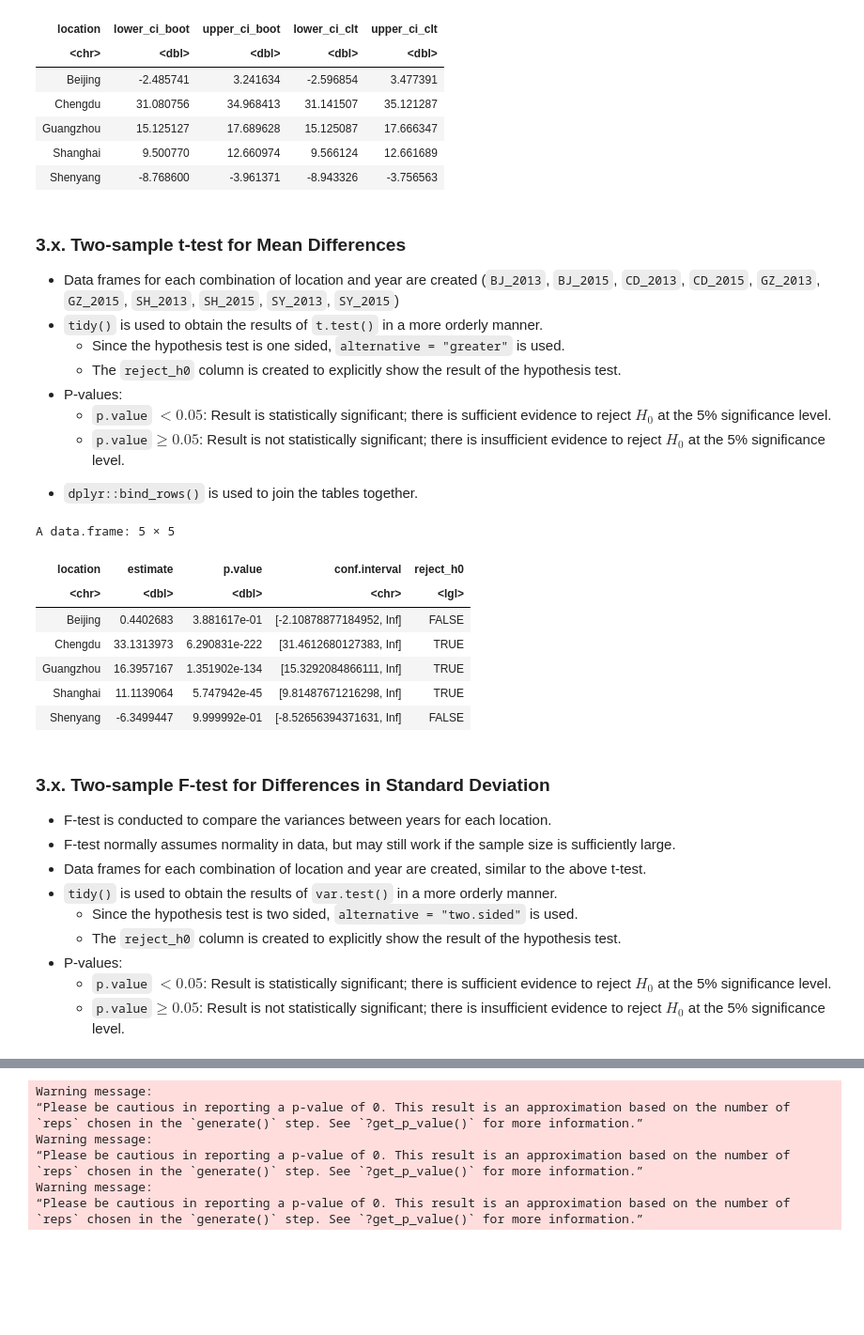
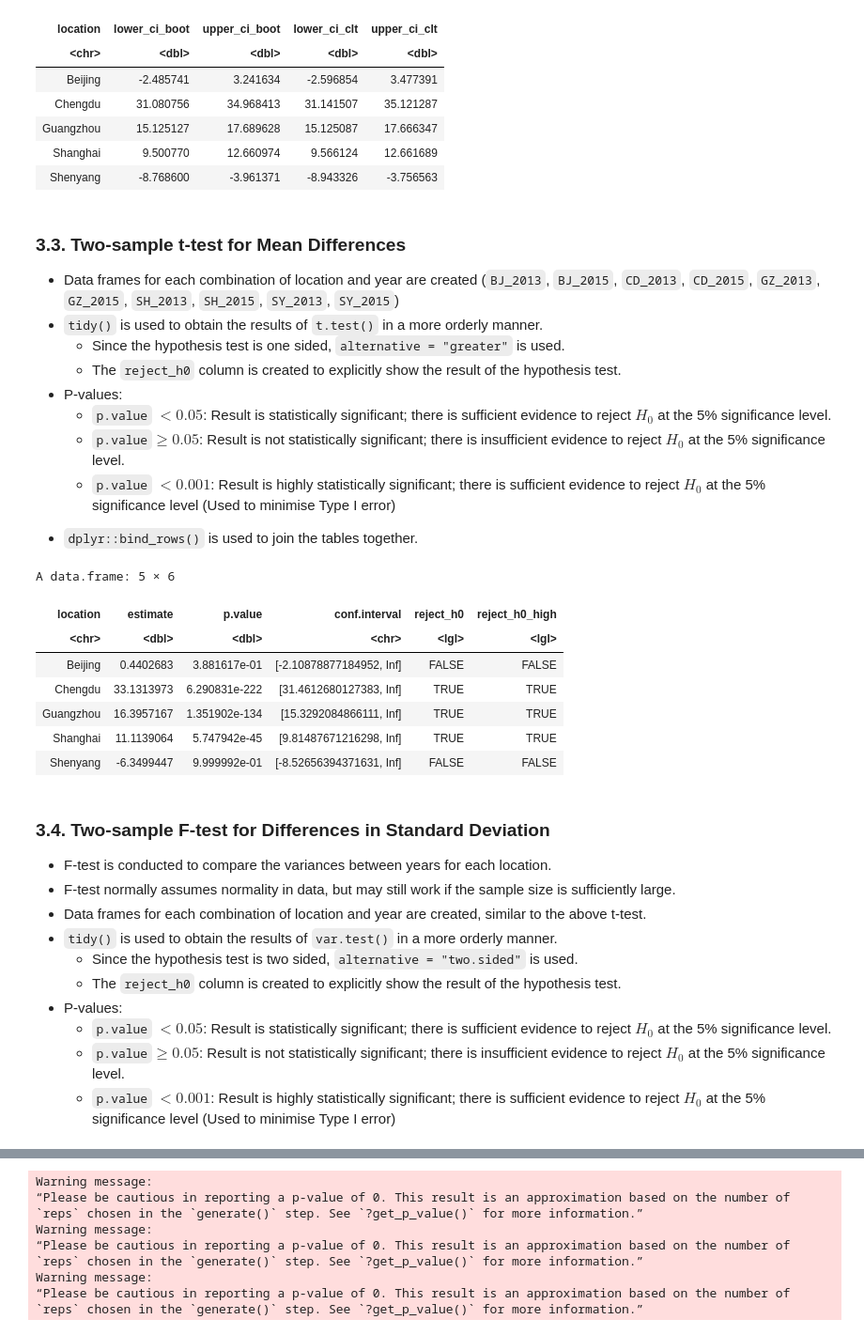
Before and after one commit to Nick-2003/STAT-201-Group-46-Project, a Jupyter notebook: STAT_201_Group_46_Final_Project.ipynb, the cells around one changed output, grey strips where cells are left out. Shown at 94% size. Saved outputs shown, nothing was run; the diff lists cells and outputs as text; code cells hidden in the pictures; blank space fills up the shorter version.

```diff
--- a/STAT_201_Group_46_Final_Project.ipynb
+++ b/STAT_201_Group_46_Final_Project.ipynb
@@ -605,7 +600,7 @@ A tibble: 5 × 5
 | Shanghai | 9.500770 | 12.660974 | 9.566124 | 12.661689 |
 | Shenyang | -8.768600 | -3.961371 | -8.943326 | -3.756563 |
 # %% [markdown]
-### 3.x. Two-sample t-test for Mean Differences
+### 3.3. Two-sample t-test for Mean Differences
 - Data frames for each combination of location and year are created (`BJ_2013`, `BJ_2015`, `CD_2013`, `CD_2015`, `GZ_2013`, `GZ_2015`, `SH_2013`, `SH_2015`, `SY_2013`, `SY_2015`)
 - `tidy()` is used to obtain the results of `t.test()` in a more orderly manner.
     - Since the hypothesis test is one sided, `alternative = "greater"` is used.
@@ -613,6 +608,7 @@ A tibble: 5 × 5
 - P-values:
     - `p.value` $< 0.05$: Result is statistically significant; there is sufficient evidence to reject $H_0$ at the 5% significance level.
     - `p.value`$\geq 0.05$: Result is not statistically significant; there is insufficient evidence to reject $H_0$ at the 5% significance level.
+    - `p.value` $< 0.001$: Result is highly statistically significant; there is sufficient evidence to reject $H_0$ at the 5% significance level (Used to minimise Type I error)
 <!-- - `statistic`: t-statistic from test -->
 - `dplyr::bind_rows()` is used to join the tables together.
 # %%
@@ -639,9 +635,9 @@ BJ_ttest_diff_in_means <-
                conf.level = 0.95)
     )  %>%
     as.data.frame() %>%
-    mutate(location = "Beijing", conf.interval = paste0("[", conf.low, ", ", conf.high, "]"), reject_h0 = (p.value < 0.05)) %>%
+    mutate(location = "Beijing", conf.interval = paste0("[", conf.low, ", ", conf.high, "]"), reject_h0 = (p.value < 0.05), reject_h0_high = (p.value < 0.001)) %>%
     # select(location, estimate, p.value, conf.interval, statistic, parameter, reject_h0)
-    select(location, estimate, p.value, conf.interval, reject_h0)
+    select(location, estimate, p.value, conf.interval, reject_h0, reject_h0_high)
 # BJ_ttest_diff_in_means
 
 # _________________________________________________
@@ -667,9 +663,9 @@ CD_ttest_diff_in_means <-
                conf.level = 0.95)
     )  %>%
     as.data.frame() %>%
-    mutate(location = "Chengdu", conf.interval = paste0("[", conf.low, ", ", conf.high, "]"), reject_h0 = (p.value < 0.05)) %>%
+    mutate(location = "Chengdu", conf.interval = paste0("[", conf.low, ", ", conf.high, "]"), reject_h0 = (p.value < 0.05), reject_h0_high = (p.value < 0.001)) %>%
     # select(location, estimate, p.value, conf.interval, statistic, parameter, reject_h0)
-    select(location, estimate, p.value, conf.interval, reject_h0)
+    select(location, estimate, p.value, conf.interval, reject_h0, reject_h0_high)
 # CD_ttest_diff_in_means
 
 # _________________________________________________
@@ -695,9 +691,9 @@ GZ_ttest_diff_in_means <-
                conf.level = 0.95)
     )  %>%
     as.data.frame() %>%
-    mutate(location = "Guangzhou", conf.interval = paste0("[", conf.low, ", ", conf.high, "]"), reject_h0 = (p.value < 0.05)) %>%
+    mutate(location = "Guangzhou", conf.interval = paste0("[", conf.low, ", ", conf.high, "]"), reject_h0 = (p.value < 0.05), reject_h0_high = (p.value < 0.001)) %>%
     # select(location, estimate, p.value, conf.interval, statistic, parameter, reject_h0)
-    select(location, estimate, p.value, conf.interval, reject_h0)
+    select(location, estimate, p.value, conf.interval, reject_h0, reject_h0_high)
 # GZ_ttest_diff_in_means
 
 # _________________________________________________
@@ -723,9 +719,9 @@ SH_ttest_diff_in_means <-
                conf.level = 0.95)
     )  %>%
     as.data.frame() %>%
-    mutate(location = "Shanghai", conf.interval = paste0("[", conf.low, ", ", conf.high, "]"), reject_h0 = (p.value < 0.05)) %>%
+    mutate(location = "Shanghai", conf.interval = paste0("[", conf.low, ", ", conf.high, "]"), reject_h0 = (p.value < 0.05), reject_h0_high = (p.value < 0.001)) %>%
     # select(location, estimate, p.value, conf.interval, statistic, parameter, reject_h0)
-    select(location, estimate, p.value, conf.interval, reject_h0)
+    select(location, estimate, p.value, conf.interval, reject_h0, reject_h0_high)
 # SH_ttest_diff_in_means
 
 # _________________________________________________
@@ -736,45 +732,45 @@ SY_2013 <- total_PM2.5_AV %>%
     select(PM_2.5_AV) %>%
     pull()
 
 # Data for Shenyang in 2015
 SY_2015 <- total_PM2.5_AV %>%
     filter(location == "Shenyang", year == 2015) %>%
     select(PM_2.5_AV) %>%
     pull()
 
 # t-test for mean differences in Shenyang
 SY_ttest_diff_in_means <-
     tidy(
         t.test(x = SY_2013,
                y = SY_2015,
                alternative = "greater",
                conf.level = 0.95)
     )  %>%
     as.data.frame() %>%
-    mutate(location = "Shenyang", conf.interval = paste0("[", conf.low, ", ", conf.high, "]"), reject_h0 = (p.value < 0.05)) %>%
+    mutate(location = "Shenyang", conf.interval = paste0("[", conf.low, ", ", conf.high, "]"), reject_h0 = (p.value < 0.05), reject_h0_high = (p.value < 0.001)) %>%
     # select(location, estimate, p.value, conf.interval, statistic, parameter, reject_h0)
-    select(location, estimate, p.value, conf.interval, reject_h0)
+    select(location, estimate, p.value, conf.interval, reject_h0, reject_h0_high)
 # SY_ttest_diff_in_means
 
 total_ttest_diff_in_means <- dplyr::bind_rows(
     BJ_ttest_diff_in_means,
     CD_ttest_diff_in_means,
     GZ_ttest_diff_in_means,
     SH_ttest_diff_in_means,
     SY_ttest_diff_in_means
 )
 total_ttest_diff_in_means
 # %% [output]
-A data.frame: 5 × 5
+A data.frame: 5 × 6
-| location | estimate | p.value | conf.interval | reject_h0 |
-| <chr> | <dbl> | <dbl> | <chr> | <lgl> |
-| Beijing | 0.4402683 | 3.881617e-01 | [-2.10878877184952, Inf] | FALSE |
-| Chengdu | 33.1313973 | 6.290831e-222 | [31.4612680127383, Inf] | TRUE |
-| Guangzhou | 16.3957167 | 1.351902e-134 | [15.3292084866111, Inf] | TRUE |
-| Shanghai | 11.1139064 | 5.747942e-45 | [9.81487671216298, Inf] | TRUE |
-| Shenyang | -6.3499447 | 9.999992e-01 | [-8.52656394371631, Inf] | FALSE |
+| location | estimate | p.value | conf.interval | reject_h0 | reject_h0_high |
+| <chr> | <dbl> | <dbl> | <chr> | <lgl> | <lgl> |
+| Beijing | 0.4402683 | 3.881617e-01 | [-2.10878877184952, Inf] | FALSE | FALSE |
+| Chengdu | 33.1313973 | 6.290831e-222 | [31.4612680127383, Inf] | TRUE | TRUE |
+| Guangzhou | 16.3957167 | 1.351902e-134 | [15.3292084866111, Inf] | TRUE | TRUE |
+| Shanghai | 11.1139064 | 5.747942e-45 | [9.81487671216298, Inf] | TRUE | TRUE |
+| Shenyang | -6.3499447 | 9.999992e-01 | [-8.52656394371631, Inf] | FALSE | FALSE |
 # %% [markdown]
-### 3.x. Two-sample F-test for Differences in Standard Deviation
+### 3.4. Two-sample F-test for Differences in Standard Deviation
 - F-test is conducted to compare the variances between years for each location.
 - F-test normally assumes normality in data, but may still work if the sample size is sufficiently large.
 - Data frames for each combination of location and year are created, similar to the above t-test.
@@ -784,6 +780,7 @@ A data.frame: 5 × 5
 - P-values:
     - `p.value` $< 0.05$: Result is statistically significant; there is sufficient evidence to reject $H_0$ at the 5% significance level.
     - `p.value`$\geq 0.05$: Result is not statistically significant; there is insufficient evidence to reject $H_0$ at the 5% significance level.
+    - `p.value` $< 0.001$: Result is highly statistically significant; there is sufficient evidence to reject $H_0$ at the 5% significance level (Used to minimise Type I error)
 # %%
 # _________________________________________________
 ## BEIJING
```
Also changed, not shown: parts of 11 cells of this notebook.
